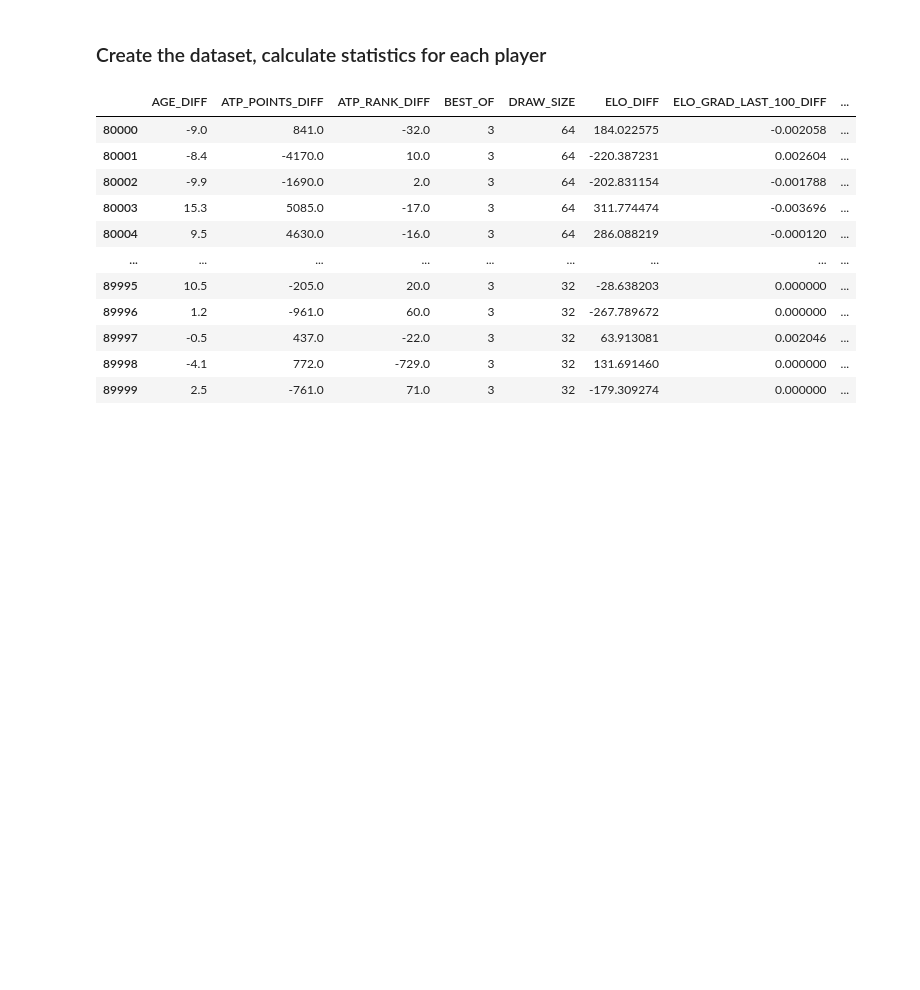
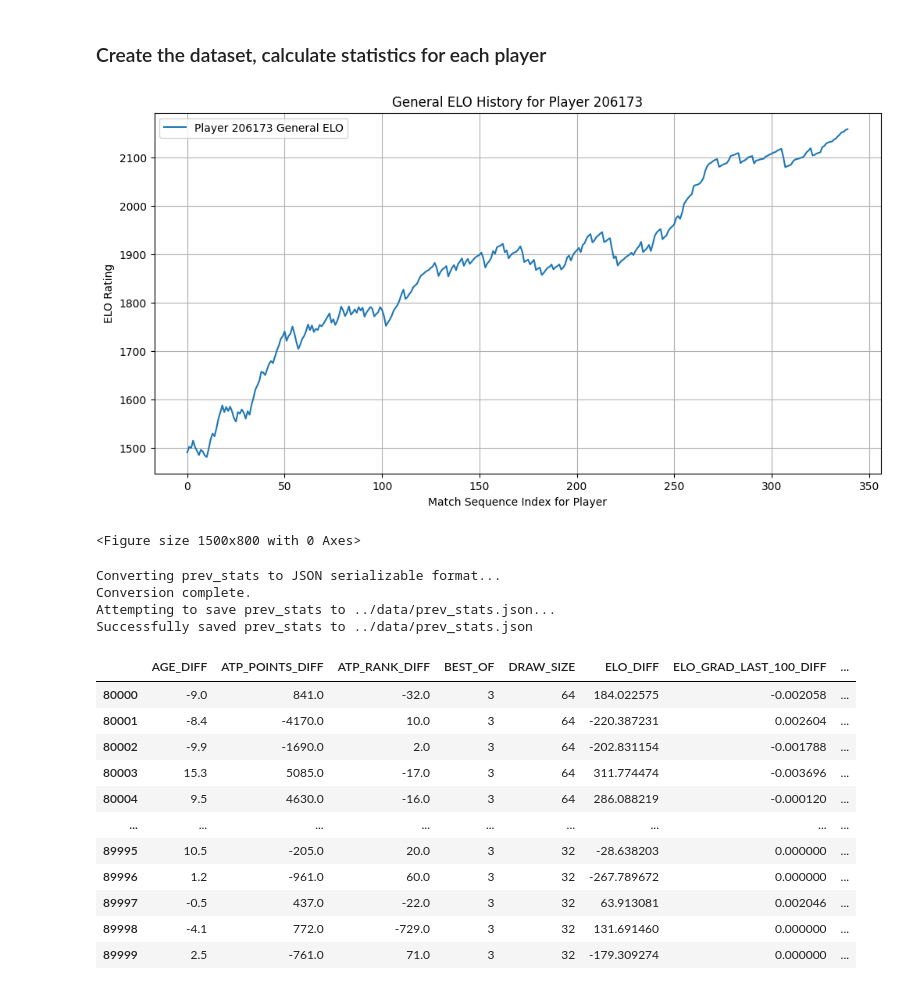
Before and after one commit to iosif-blezu/TennisCenterML, a Jupyter notebook: model/Dataset.ipynb, the cells around one changed output. Drawn from its saved outputs; the diff is of its cells as text; code cells hidden in the pictures; blank space fills up the shorter version.

```diff
--- a/model/Dataset.ipynb
+++ b/model/Dataset.ipynb
@@ -55,3 +74,37 @@ for index, row in tqdm(clean_data.iterrows(), total=len(clean_data)):
 
 # Convert final dataset to DataFrame
 final_dataset = pd.DataFrame(final_dataset)
+# %%
+player_id_to_plot = 206173 # Replace with an actual player ID from your dataset
+
+# Plot General ELO History
+if player_id_to_plot in prev_stats["elo_history_players"]:
+    general_elo_history = list(prev_stats["elo_history_players"][player_id_to_plot])
+
+    if general_elo_history: # Check if history exists
+        plt.figure(figsize=(12, 6))
+        plt.plot(range(len(general_elo_history)), general_elo_history, label=f"Player {player_id_to_plot} General ELO")
+        plt.xlabel("Match Sequence Index for Player")
+        plt.ylabel("ELO Rating")
+        plt.title(f"General ELO History for Player {player_id_to_plot}")
+        plt.legend()
+        plt.grid(True)
+        plt.show()
+    else:
+        print(f"No general ELO history found for Player {player_id_to_plot}")
+
+else:
+    print(f"Player {player_id_to_plot} not found in general ELO history records.")
+
+
+# Plot Surface-Specific ELO History for the same player
+plt.figure(figsize=(15, 8))
+plotted_any_surface = False
+
+# Determine which surfaces to plot. You can use a fixed list or get from your data.
+# Using unique surfaces from your clean_data is more robust.
+# Make sure `clean_data` is accessible here or use a predefined list like _defined_surfaces_for_padding.
+surfaces_to_plot = clean_data['surface'].unique().tolist()
+# %% [output]
+[figure, added]
+<Figure size 1500x800 with 0 Axes>
@@ -58,3 +135,30 @@ final_dataset = pd.DataFrame(final_dataset)
+# %%
+print("Converting prev_stats to JSON serializable format...")
+# prev_stats is the dictionary populated by your loop
+json_compatible_prev_stats = convert_to_json_serializable(prev_stats)
+print("Conversion complete.")
+
+# Define a path to save the prev_stats as JSON.
+# Adjust this path based on your project structure.
+prev_stats_json_output_path = "../data/prev_stats.json" # Example path
+
+# Ensure the target directory exists
+os.makedirs(os.path.dirname(prev_stats_json_output_path), exist_ok=True)
+
+print(f"Attempting to save prev_stats to {prev_stats_json_output_path}...")
+try:
+    with open(prev_stats_json_output_path, "w") as f:
+        json.dump(json_compatible_prev_stats, f, indent=2) # indent for readability
+    print(f"Successfully saved prev_stats to {prev_stats_json_output_path}")
+except Exception as e:
+    print(f"Error saving prev_stats as JSON: {e}")
+    import traceback
+    traceback.print_exc()
+# %% [output]
+Converting prev_stats to JSON serializable format...
+Conversion complete.
+Attempting to save prev_stats to ../data/prev_stats.json...
+Successfully saved prev_stats to ../data/prev_stats.json
 # %%
 final_dataset.iloc[80000:90000]
 # %% [output]
```
Also changed, not shown: parts of 3 cells of this notebook, 3 other files.
